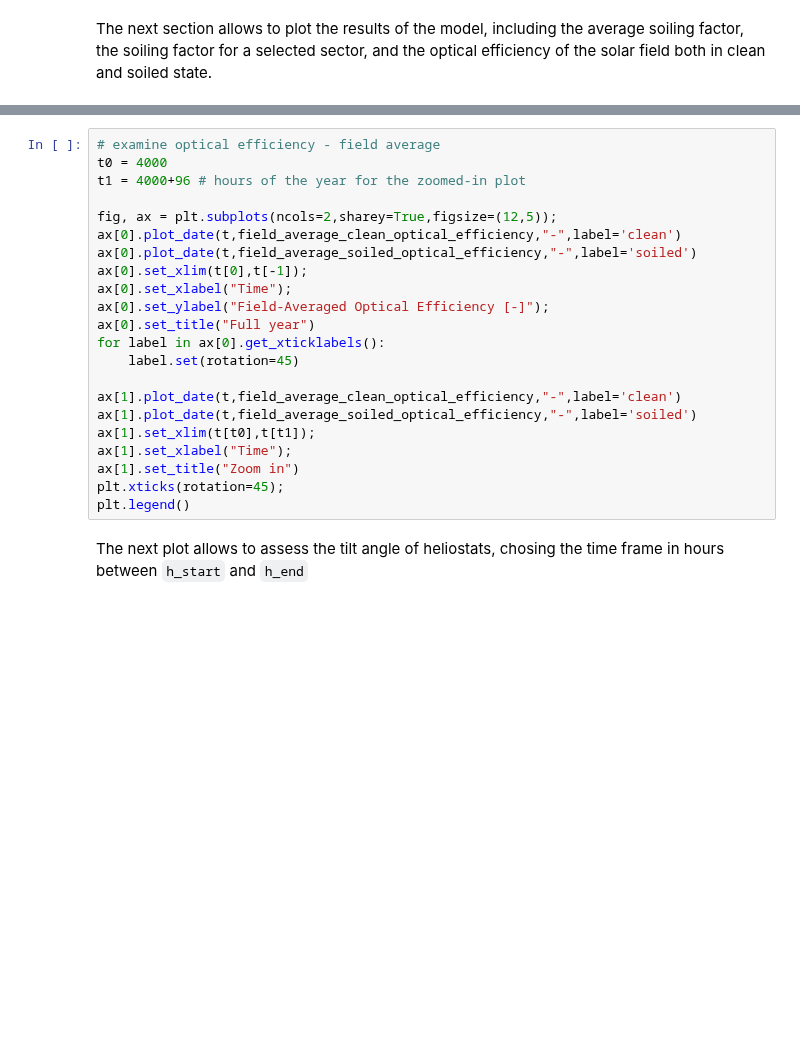
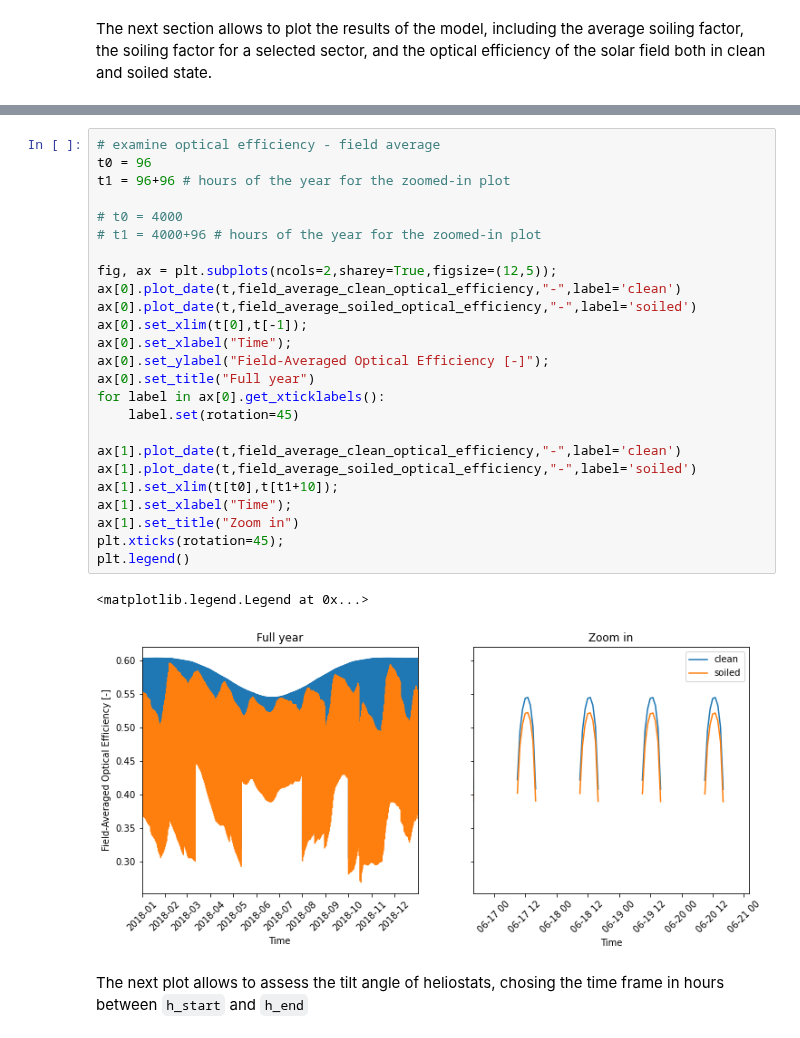
Before and after one commit to cholette/HelioSoil, a Jupyter notebook: demo_soiling_model.ipynb, the cells around one changed output, grey strips where cells are left out. Saved outputs shown, nothing was run; the diff lists cells and outputs as text; blank space fills up the shorter version.

```diff
--- a/demo_soiling_model.ipynb
+++ b/demo_soiling_model.ipynb
@@ -123,25 +151,31 @@ plt.xticks(rotation=45);
 # %%
 # examine optical efficiency - field average
-t0 = 4000
-t1 = 4000+96 # hours of the year for the zoomed-in plot
+t0 = 96
+t1 = 96+96 # hours of the year for the zoomed-in plot
+
+# t0 = 4000
+# t1 = 4000+96 # hours of the year for the zoomed-in plot
 
 fig, ax = plt.subplots(ncols=2,sharey=True,figsize=(12,5));
 ax[0].plot_date(t,field_average_clean_optical_efficiency,"-",label='clean')
 ax[0].plot_date(t,field_average_soiled_optical_efficiency,"-",label='soiled')
 ax[0].set_xlim(t[0],t[-1]);
 ax[0].set_xlabel("Time");
 ax[0].set_ylabel("Field-Averaged Optical Efficiency [-]");
 ax[0].set_title("Full year")
 for label in ax[0].get_xticklabels():
     label.set(rotation=45)
 
 ax[1].plot_date(t,field_average_clean_optical_efficiency,"-",label='clean')
 ax[1].plot_date(t,field_average_soiled_optical_efficiency,"-",label='soiled')
-ax[1].set_xlim(t[t0],t[t1]);
+ax[1].set_xlim(t[t0],t[t1+10]);
 ax[1].set_xlabel("Time");
 ax[1].set_title("Zoom in")
 plt.xticks(rotation=45);
 plt.legend()
+# %% [output]
+<matplotlib.legend.Legend at 0x...>
+[figure, added]
 # %% [markdown]
 The next plot allows to assess the tilt angle of heliostats, chosing the time frame in hours between `h_start` and `h_end`
 # %%
```
Also changed, not shown: parts of 8 cells of this notebook.
